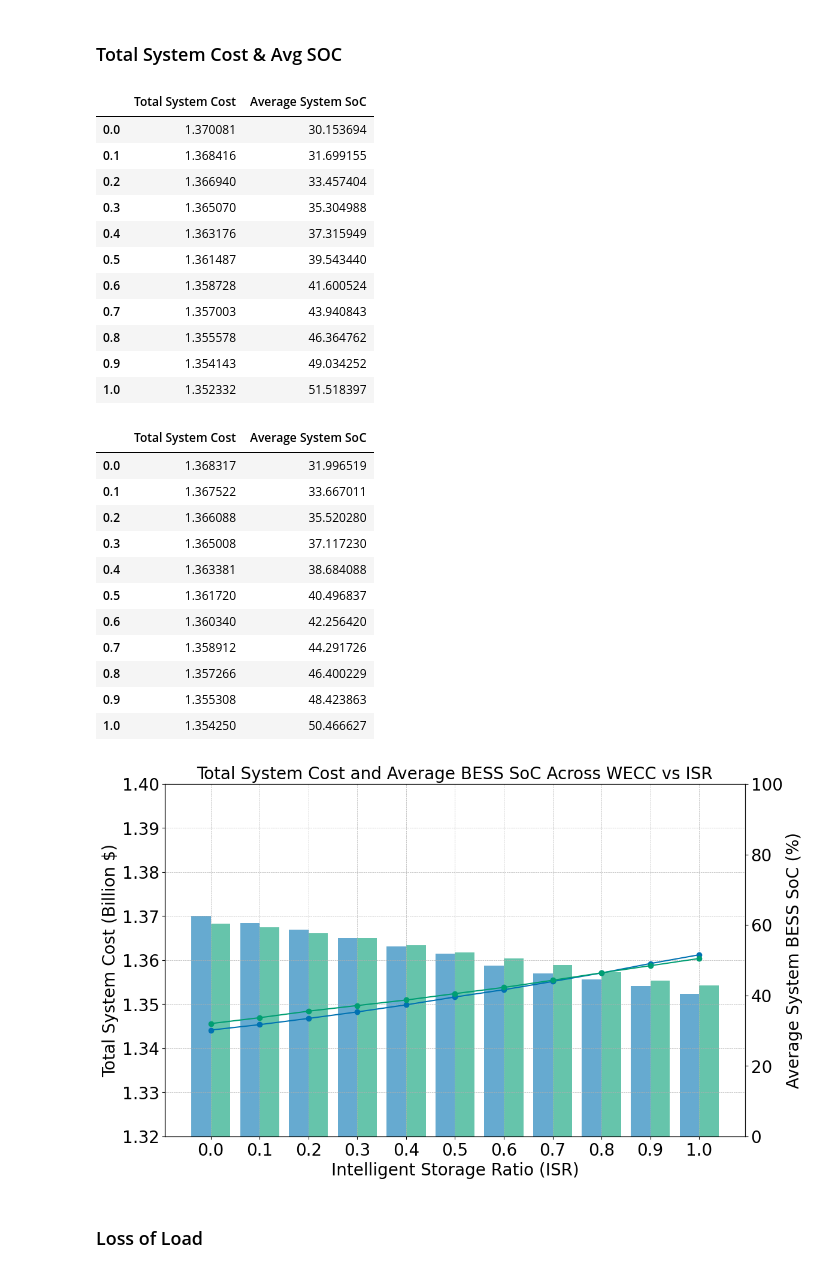
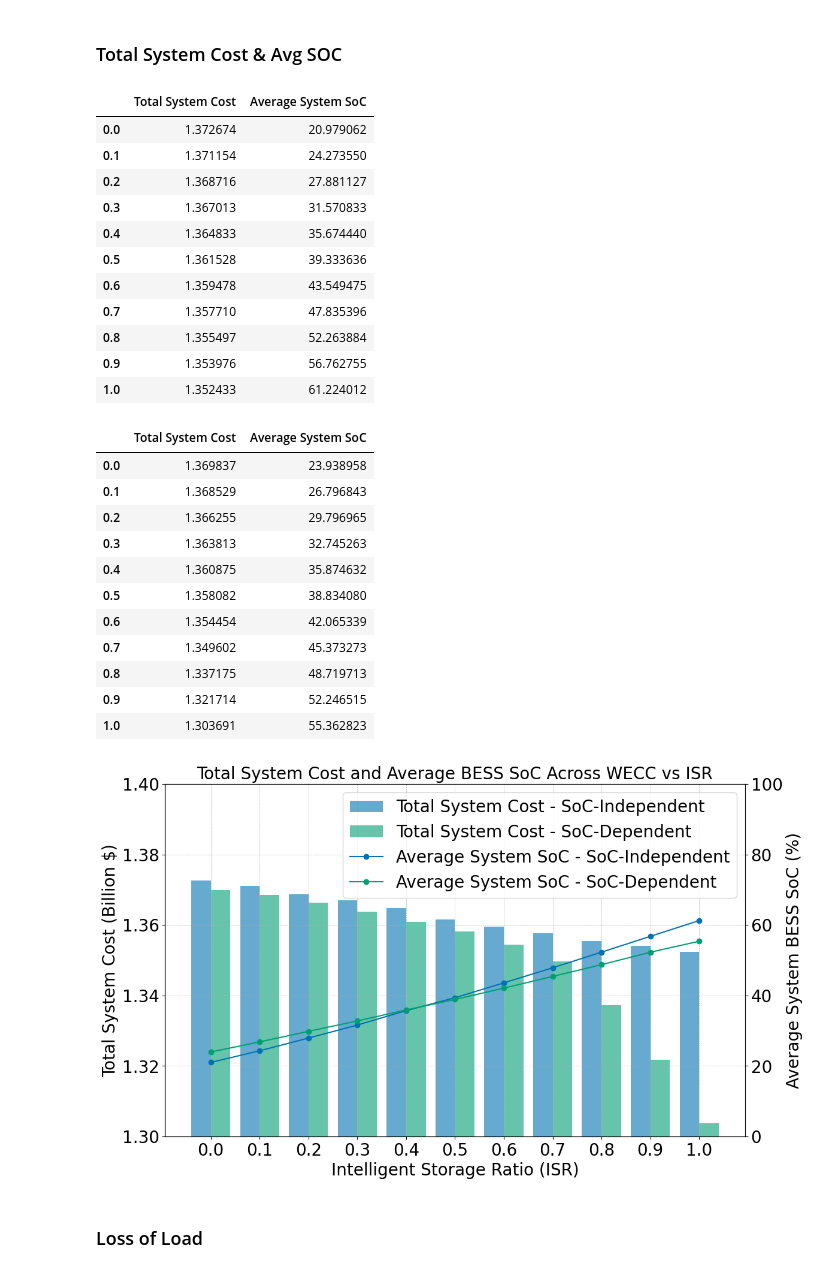
Before and after one commit to niklauskun/STESTS, a Jupyter notebook: Diagnose.ipynb, the cells around one changed output. Saved outputs shown, nothing was run; the diff lists cells and outputs as text; code cells hidden in the pictures.

```diff
--- a/Diagnose.ipynb
+++ b/Diagnose.ipynb
@@ -14,10 +14,12 @@ eta = 0.9
 # case_template = 'Strategic/PriceCap/2022_ED1_Strategic_true_FORB_true_ratio{}_Seg1_BAW0_Fuel2.0_NLC1.2_Error0.25NegativeRenew_1.0-2.0-2.0-2.0-2.0'
 # case_template = 'Strategic/Exp1.2/2022/ED1_Strategic_true_FORB_true_ratio{}_Seg5_BAW0_1.0-2.0-2.0-2.0-2.0'
 # case_template = 'Strategic/Cases/20GW/ED1_Strategic_true_FORB_true_ratio{}_Seg1_BAW0_BSESCbid0.5'
-case_template = 'Strategic/9000VOLL/ED1_Strategic_true_FORB_true_ratio{}_Seg1_BAW0_BSESCbid0.5_LDESRatio_1.0_LDESDur_4'
+# case_template = 'Strategic/9000VOLL/ED1_Strategic_true_FORB_true_ratio{}_Seg1_BAW0_BSESCbid0.5_LDESRatio_1.0_LDESDur_4'
+case_template = 'Strategic/9000VOLL/5GW_ED1_Strategic_true_FORB_true_ratio{}_Seg1'
 
 
 ratios = [round(i * 0.1, 1) for i in range(11)]
+# ratios = [round(i * 0.2, 1) for i in range(6)]
 
 ### For random bidding model seletction
 # case_template = 'Strategic/2022/UC25ED{}_Strategic_true_ratio1.0_Seg1_BAW0_MC20.0_hetefalse'
@@ -134,9 +136,12 @@ plt.show()
 ### Total System Cost & Avg SOC
 # %%
 # case_template = 'Strategic/Cases/5GW/ED1_Strategic_true_FORB_true_ratio{}_Seg1_BAW0_BSESCbid0.5'
-case_template = 'Strategic/9000VOLL/ED1_Strategic_true_FORB_true_ratio{}_Seg1_BAW0_BSESCbid0.5_LDESRatio_1.0_LDESDur_4'
+# case_template = 'Strategic/9000VOLL/ED1_Strategic_true_FORB_true_ratio{}_Seg1_BAW0_BSESCbid0.5_LDESRatio_1.0_LDESDur_4'
+case_template = 'Strategic/9000VOLL/5GW_ED1_Strategic_true_FORB_true_ratio{}_Seg1'
+
 
 ratios = [round(i * 0.1, 1) for i in range(11)]
+# ratios = [round(i * 0.2, 1) for i in range(6)]
 Capacity = 19573.6
 # Capacity = 39930.144
 # Capacity = 59895.216
@@ -191,22 +196,25 @@ total_system_costs_df.index = ratios
 total_system_costs_df
 # %% [output]
 |  | Total System Cost | Average System SoC |
-| 0.0 | 1.370081 | 30.153694 |
-| 0.1 | 1.368416 | 31.699155 |
-| 0.2 | 1.366940 | 33.457404 |
-| 0.3 | 1.365070 | 35.304988 |
-| 0.4 | 1.363176 | 37.315949 |
-| 0.5 | 1.361487 | 39.543440 |
-| 0.6 | 1.358728 | 41.600524 |
-| 0.7 | 1.357003 | 43.940843 |
-| 0.8 | 1.355578 | 46.364762 |
-| 0.9 | 1.354143 | 49.034252 |
-| 1.0 | 1.352332 | 51.518397 |
+| 0.0 | 1.372674 | 20.979062 |
+| 0.1 | 1.371154 | 24.273550 |
+| 0.2 | 1.368716 | 27.881127 |
+| 0.3 | 1.367013 | 31.570833 |
+| 0.4 | 1.364833 | 35.674440 |
+| 0.5 | 1.361528 | 39.333636 |
+| 0.6 | 1.359478 | 43.549475 |
+| 0.7 | 1.357710 | 47.835396 |
+| 0.8 | 1.355497 | 52.263884 |
+| 0.9 | 1.353976 | 56.762755 |
+| 1.0 | 1.352433 | 61.224012 |
 # %%
 # case_template = 'Strategic/5GW_C/ED1_Strategic_true_FORB_true_ratio{}_Seg5_BAW0_BSESCbid0.5'
-case_template = 'Strategic/9000VOLL/ED1_Strategic_true_FORB_true_ratio{}_Seg5_BAW0_BSESCbid0.5_LDESRatio_1.0_LDESDur_4'
+# case_template = 'Strategic/9000VOLL/ED1_Strategic_true_FORB_true_ratio{}_Seg5_BAW0_BSESCbid0.5_LDESRatio_1.0_LDESDur_4'
+case_template = 'Strategic/9000VOLL/5GW_ED1_Strategic_true_FORB_true_ratio{}_Seg5'
+
 
 ratios = [round(i * 0.1, 1) for i in range(11)]
+# ratios = [round(i * 0.2, 1) for i in range(6)]
 total_system_costs = []
 # Loop over ratios from 0.0 to 1.0 (assuming increment by 0.1)
 for ratio in ratios:
@@ -256,20 +264,21 @@ total_system_costs_df2.index = ratios
 total_system_costs_df2
 # %% [output]
 |  | Total System Cost | Average System SoC |
-| 0.0 | 1.368317 | 31.996519 |
-| 0.1 | 1.367522 | 33.667011 |
-| 0.2 | 1.366088 | 35.520280 |
-| 0.3 | 1.365008 | 37.117230 |
-| 0.4 | 1.363381 | 38.684088 |
-| 0.5 | 1.361720 | 40.496837 |
-| 0.6 | 1.360340 | 42.256420 |
-| 0.7 | 1.358912 | 44.291726 |
-| 0.8 | 1.357266 | 46.400229 |
-| 0.9 | 1.355308 | 48.423863 |
-| 1.0 | 1.354250 | 50.466627 |
+| 0.0 | 1.369837 | 23.938958 |
+| 0.1 | 1.368529 | 26.796843 |
+| 0.2 | 1.366255 | 29.796965 |
+| 0.3 | 1.363813 | 32.745263 |
+| 0.4 | 1.360875 | 35.874632 |
+| 0.5 | 1.358082 | 38.834080 |
+| 0.6 | 1.354454 | 42.065339 |
+| 0.7 | 1.349602 | 45.373273 |
+| 0.8 | 1.337175 | 48.719713 |
+| 0.9 | 1.321714 | 52.246515 |
+| 1.0 | 1.303691 | 55.362823 |
 # %%
 # Define ratios (x-axis values)
 ratios = [round(i * 0.1, 1) for i in range(11)]
+# ratios = [round(i * 0.2, 1) for i in range(6)]
 
 # Assuming total_system_costs_df and total_system_costs_df2 are already defined
 # Calculate percentage reduction compared to 0.0 ISR
@@ -297,37 +306,37 @@ bar2 = ax1.bar(bar_positions2, total_system_costs_df2['Total System Cost'], widt
 ax1.tick_params(axis='y', labelsize=20)
 ax1.tick_params(axis='x', labelsize=20)
 ax1.grid(True, which='both', linestyle='--', linewidth=0.5)
-ax1.set_ylim([1.32, 1.40])
+ax1.set_ylim([1.30, 1.40])
 
 # Instantiate a second y-axis for percentage reduction
 ax2 = ax1.twinx()
 ax2.set_ylabel('Average System BESS SoC (%)', fontsize=20)
 
 # Plot percentage reductions
 line1, = ax2.plot(bar_positions1 + bar_width / 2, total_system_costs_df['Average System SoC'], '-o', color=color1, label='Average System SoC - SoC-Independent')
 line2, = ax2.plot(bar_positions1 + bar_width / 2, total_system_costs_df2['Average System SoC'], '-o', color=color2, label='Average System SoC - SoC-Dependent')
 # line1, = ax2.plot(bar_positions1 + bar_width / 2, total_system_costs_df['Average BS-ES SoC'], '-o', color=color1, label='Average BS-ES SoC - SoC-Independent')
 # line2, = ax2.plot(bar_positions1 + bar_width / 2, total_system_costs_df2['Average BS-ES SoC'], '-o', color=color2, label='Average BS-ES SoC - SoC-Dependent')
 # line3, = ax2.plot(bar_positions1 + bar_width / 2, total_system_costs_df['Average AI-ES SoC'], '-s', color=color1, label='Average AI-ES SoC - SoC-Independent')
 # line4, = ax2.plot(bar_positions1 + bar_width / 2, total_system_costs_df2['Average AI-ES SoC'], '-s', color=color2, label='Average AI-ES SoC - SoC-Dependent')
 ax2.tick_params(axis='y', labelsize=20)
 ax2.set_ylim([0,100])
 
 # Set x-axis ticks to be in the middle of the grouped bars
 ax1.set_xticks(bar_positions1 + bar_width / 2)
 ax1.set_xticklabels(ratios, fontsize=20)
 
 # Combine legends from both axes
 lines = [line1, line2]
 # lines = [line1, line2, line3, line4]
 bars = [bar1, bar2]
-# ax1.legend(bars + lines, [bar.get_label() for bar in bars] + [line.get_label() for line in lines], loc='upper right', fontsize=20)
+ax1.legend(bars + lines, [bar.get_label() for bar in bars] + [line.get_label() for line in lines], loc='upper right', fontsize=20)
 
 fig.tight_layout()
 plt.title('Total System Cost and Average BESS SoC Across WECC vs ISR', fontsize=20)
 plt.show()
 # %% [output]
-[figure, old version]
+[figure, new version]
 # %%
 # Calculate percentage reduction compared to 0.0 ISR
 initial_cost = total_system_costs_df['Total System Cost'].iloc[0]
```
Also changed, not shown: parts of 20 cells of this notebook, 52 other files.
